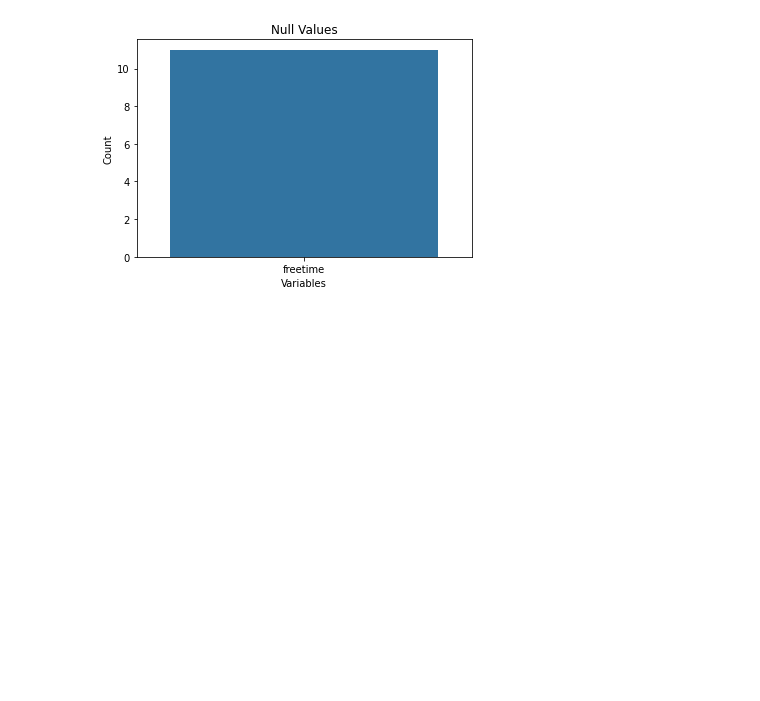
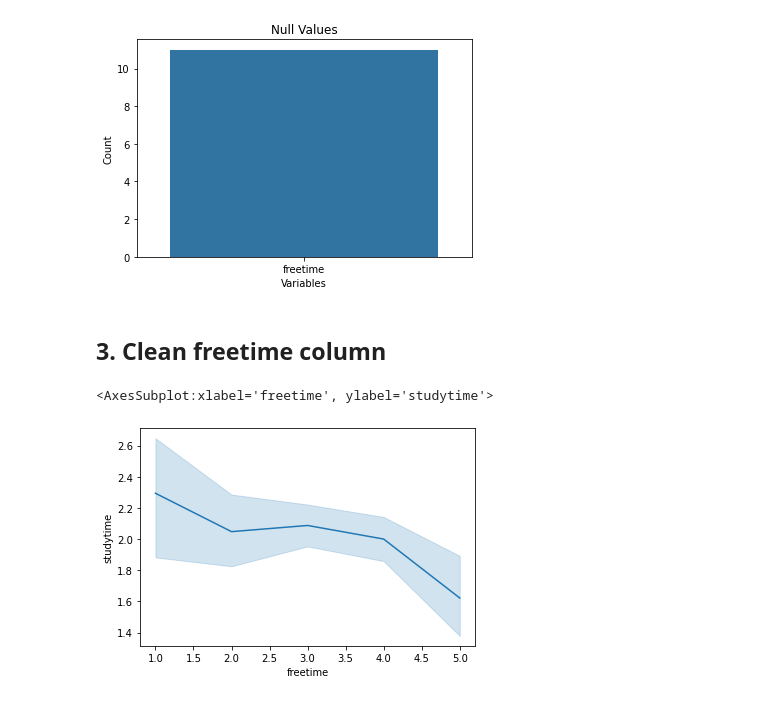
Before and after one commit to Anna-MariaSjolund/Data-Handling-Anna-MariaSjolund, a Jupyter notebook: Exercises/week1_01.ipynb, the cells around one changed output. Drawn from its saved outputs; the diff is of its cells as text; code cells hidden in the pictures; blank space fills up the shorter version.

```diff
--- a/Exercises/week1_01.ipynb
+++ b/Exercises/week1_01.ipynb
@@ -232,3 +237,10 @@ previous_missing_age
 plot_missing(students_miss_del)
 # %% [output]
 [figure]
+# %% [markdown]
+## 3. Clean freetime column
+# %%
+sns.lineplot(data=students_miss_del, x="freetime", y="studytime")
+# %% [output]
+<AxesSubplot:xlabel='freetime', ylabel='studytime'>
+[figure, added]
```
Also changed, not shown: parts of 4 cells of this notebook.
